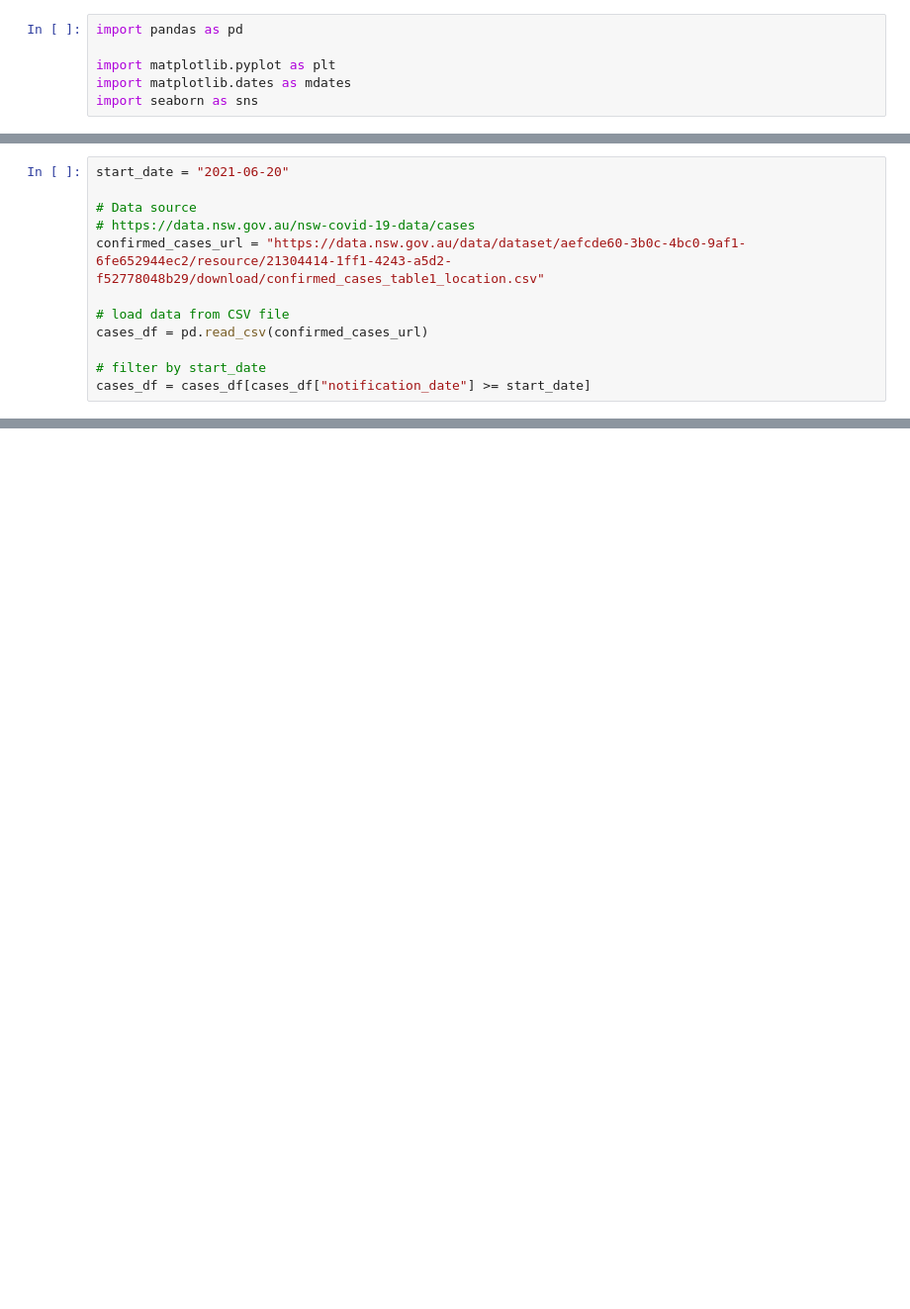
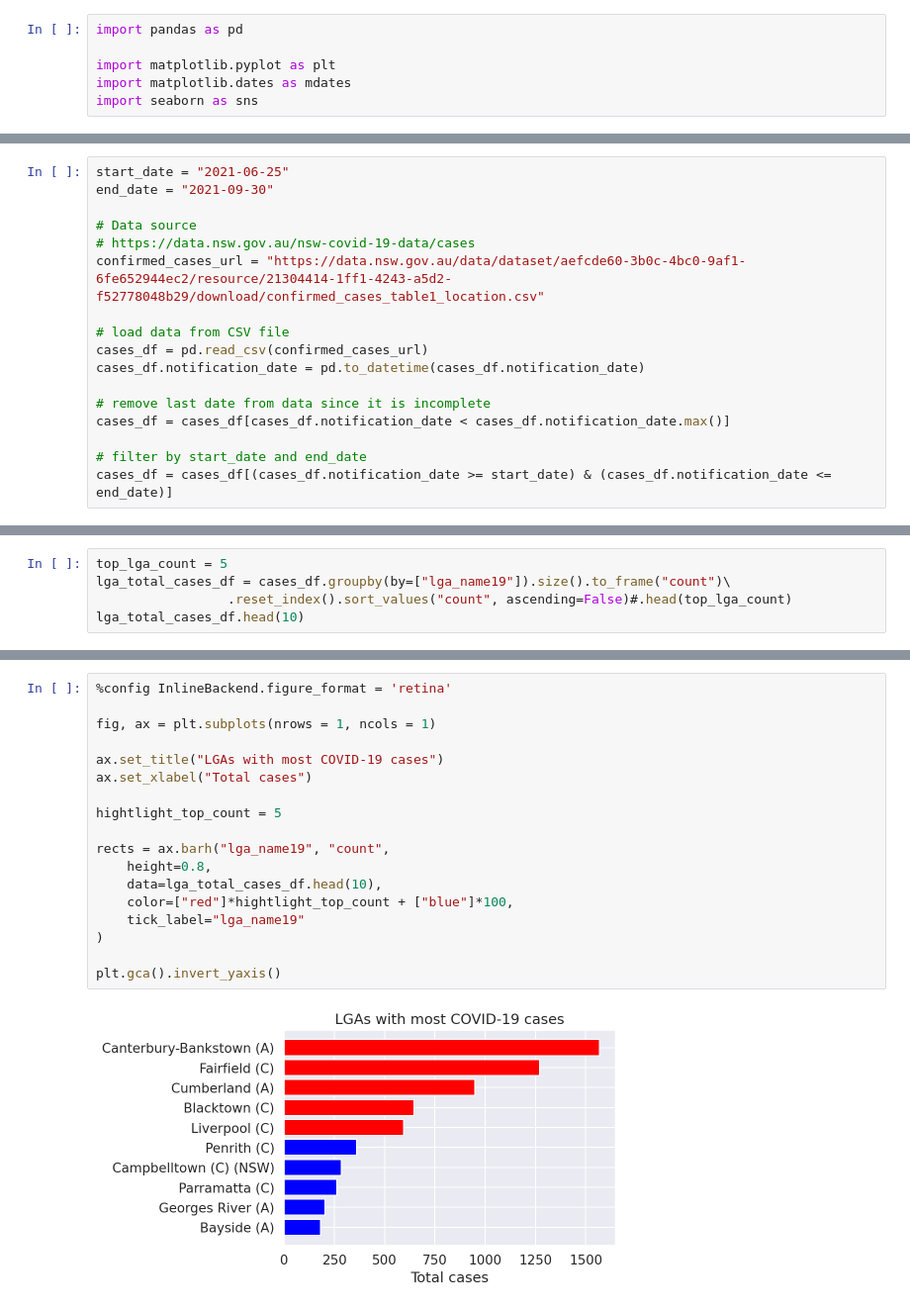
Before and after one commit to maxim75/data-visualization, a Jupyter notebook: notebooks/COVID_data_1.ipynb, the cells around one changed output, grey strips where cells are left out. Shown at 99% size. Saved outputs shown, nothing was run; the diff lists cells and outputs as text; blank space fills up the shorter version.

```diff
--- a/notebooks/COVID_data_1.ipynb
+++ b/notebooks/COVID_data_1.ipynb
@@ -10,5 +12,6 @@ import seaborn as sns
 # %%
-start_date = "2021-06-20"
+start_date = "2021-06-25"
+end_date = "2021-09-30"
 
 # Data source
 # https://data.nsw.gov.au/nsw-covid-19-data/cases
@@ -16,6 +19,10 @@ confirmed_cases_url = "https://data.nsw.gov.au/data/dataset/aefcde60-3b0c-4bc0-9
 
 # load data from CSV file
 cases_df = pd.read_csv(confirmed_cases_url)
+cases_df.notification_date = pd.to_datetime(cases_df.notification_date)
 
-# filter by start_date
-cases_df = cases_df[cases_df["notification_date"] >= start_date]
+# remove last date from data since it is incomplete
+cases_df = cases_df[cases_df.notification_date < cases_df.notification_date.max()]
+
+# filter by start_date and end_date
+cases_df = cases_df[(cases_df.notification_date >= start_date) & (cases_df.notification_date <= end_date)]
@@ -27,0 +45,5 @@ cases_per_day["count_7days_mean"] = cases_per_day.iloc[:,1].rolling(window=7).me
+# %%
+top_lga_count = 5
+lga_total_cases_df = cases_df.groupby(by=["lga_name19"]).size().to_frame("count")\
+                 .reset_index().sort_values("count", ascending=False)#.head(top_lga_count)
+lga_total_cases_df.head(10)
@@ -27,0 +64,20 @@ cases_per_day["count_7days_mean"] = cases_per_day.iloc[:,1].rolling(window=7).me
+# %%
+%config InlineBackend.figure_format = 'retina'
+
+fig, ax = plt.subplots(nrows = 1, ncols = 1)
+
+ax.set_title("LGAs with most COVID-19 cases")
+ax.set_xlabel("Total cases")
+
+hightlight_top_count = 5
+
+rects = ax.barh("lga_name19", "count",
+    height=0.8,
+    data=lga_total_cases_df.head(10),
+    color=["red"]*hightlight_top_count + ["blue"]*100,
+    tick_label="lga_name19"
+)
+
+plt.gca().invert_yaxis()
+# %% [output]
+[figure, added]
```
Also changed, not shown: parts of 11 cells of this notebook, 1 other file.
